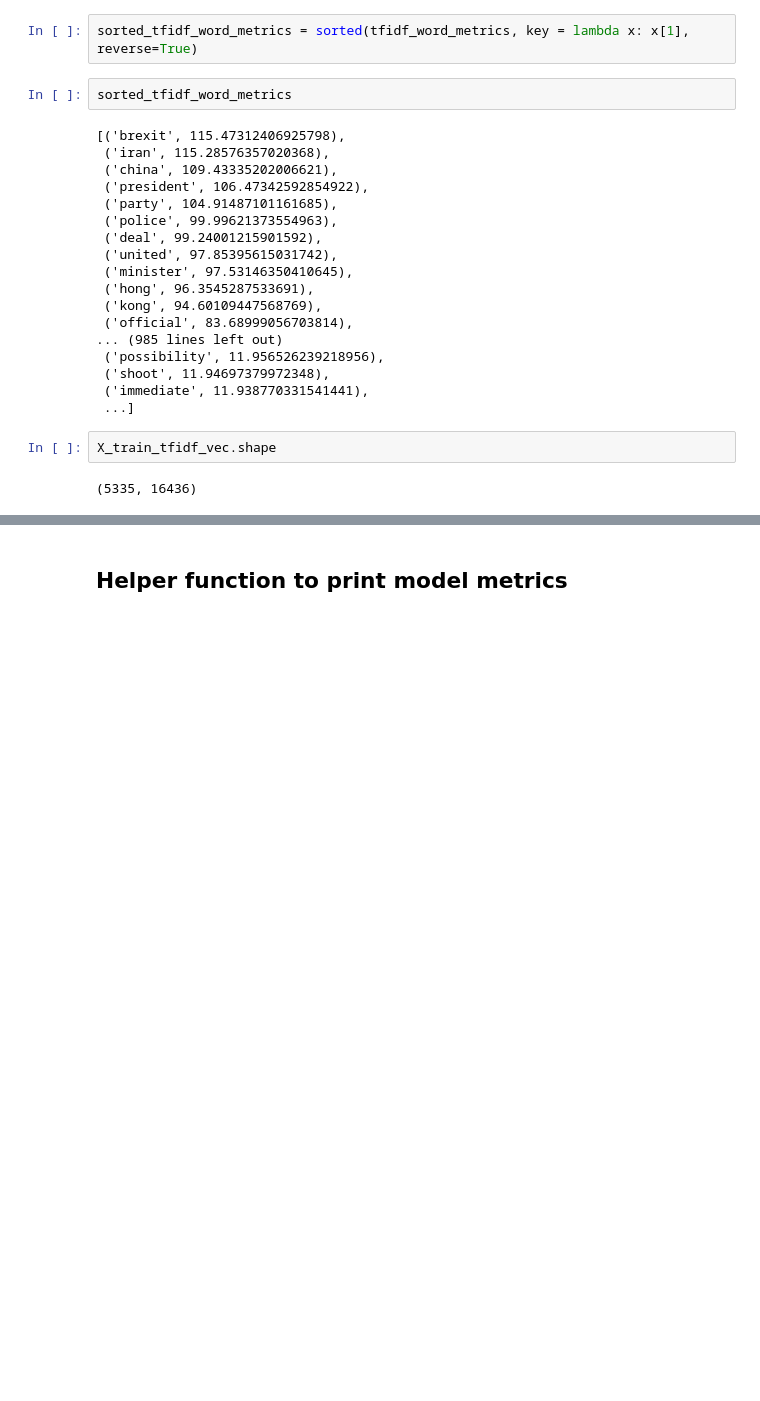
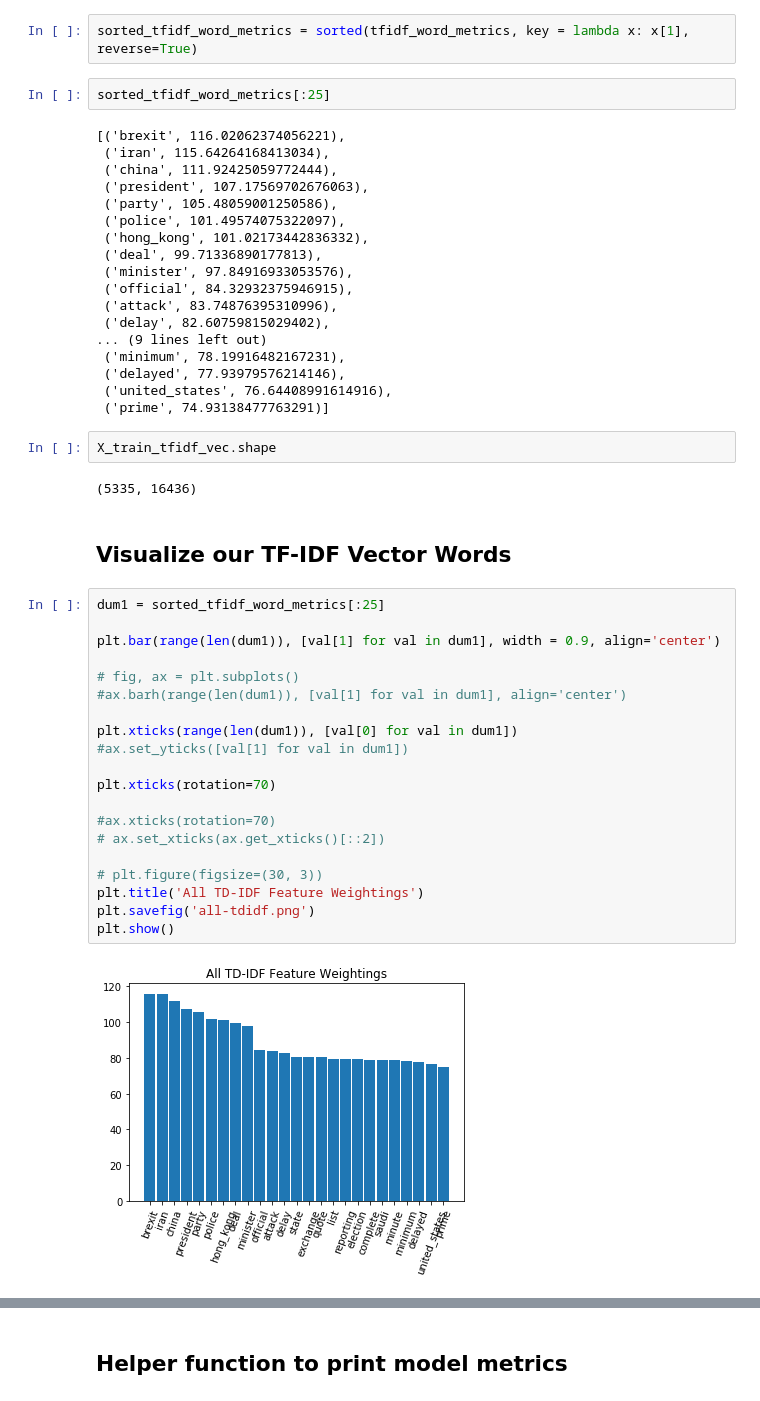
Before and after one commit to markabrennan/nlp_news_classifier, a Jupyter notebook: modeling.ipynb, the cells around one changed output, grey strips where cells are left out. Saved outputs shown, nothing was run; the diff lists cells and outputs as text; blank space fills up the shorter version.

```diff
--- a/modeling.ipynb
+++ b/modeling.ipynb
@@ -198,26 +198,50 @@ tfidf_word_metrics = [(word, sum_words[0, idx]) for word, idx in     tfidf.vocab
 # %%
 sorted_tfidf_word_metrics = sorted(tfidf_word_metrics, key = lambda x: x[1], reverse=True)
 # %%
-sorted_tfidf_word_metrics
+sorted_tfidf_word_metrics[:25]
 # %% [output]
-[('brexit', 115.47312406925798),
- ('iran', 115.28576357020368),
- ('china', 109.43335202006621),
- ('president', 106.47342592854922),
- ('party', 104.91487101161685),
- ('police', 99.99621373554963),
- ('deal', 99.24001215901592),
- ('united', 97.85395615031742),
- ('minister', 97.53146350410645),
- ('hong', 96.3545287533691),
- ('kong', 94.60109447568769),
- ('official', 83.68999056703814),
-... (985 lines left out)
- ('possibility', 11.956526239218956),
- ('shoot', 11.94697379972348),
- ('immediate', 11.938770331541441),
- ...]
+[('brexit', 116.02062374056221),
+ ('iran', 115.64264168413034),
+ ('china', 111.92425059772444),
+ ('president', 107.17569702676063),
+ ('party', 105.48059001250586),
+ ('police', 101.49574075322097),
+ ('hong_kong', 101.02173442836332),
+ ('deal', 99.71336890177813),
+ ('minister', 97.84916933053576),
+ ('official', 84.32932375946915),
+ ('attack', 83.74876395310996),
+ ('delay', 82.60759815029402),
+... (9 lines left out)
+ ('minimum', 78.19916482167231),
+ ('delayed', 77.93979576214146),
+ ('united_states', 76.64408991614916),
+ ('prime', 74.93138477763291)]
 # %%
 X_train_tfidf_vec.shape
 # %% [output]
 (5335, 16436)
+# %% [markdown]
+## Visualize our TF-IDF Vector Words
+# %%
+dum1 = sorted_tfidf_word_metrics[:25]
+
+plt.bar(range(len(dum1)), [val[1] for val in dum1], width = 0.9, align='center')
+
+# fig, ax = plt.subplots()
+#ax.barh(range(len(dum1)), [val[1] for val in dum1], align='center')
+
+plt.xticks(range(len(dum1)), [val[0] for val in dum1])
+#ax.set_yticks([val[1] for val in dum1])
+
+plt.xticks(rotation=70)
+
+#ax.xticks(rotation=70)
+# ax.set_xticks(ax.get_xticks()[::2])
+
+# plt.figure(figsize=(30, 3))
+plt.title('All TD-IDF Feature Weightings')
+plt.savefig('all-tdidf.png')
+plt.show()
+# %% [output]
+[figure, added]
```
Also changed, not shown: parts of 24 cells of this notebook, 5 other files.
